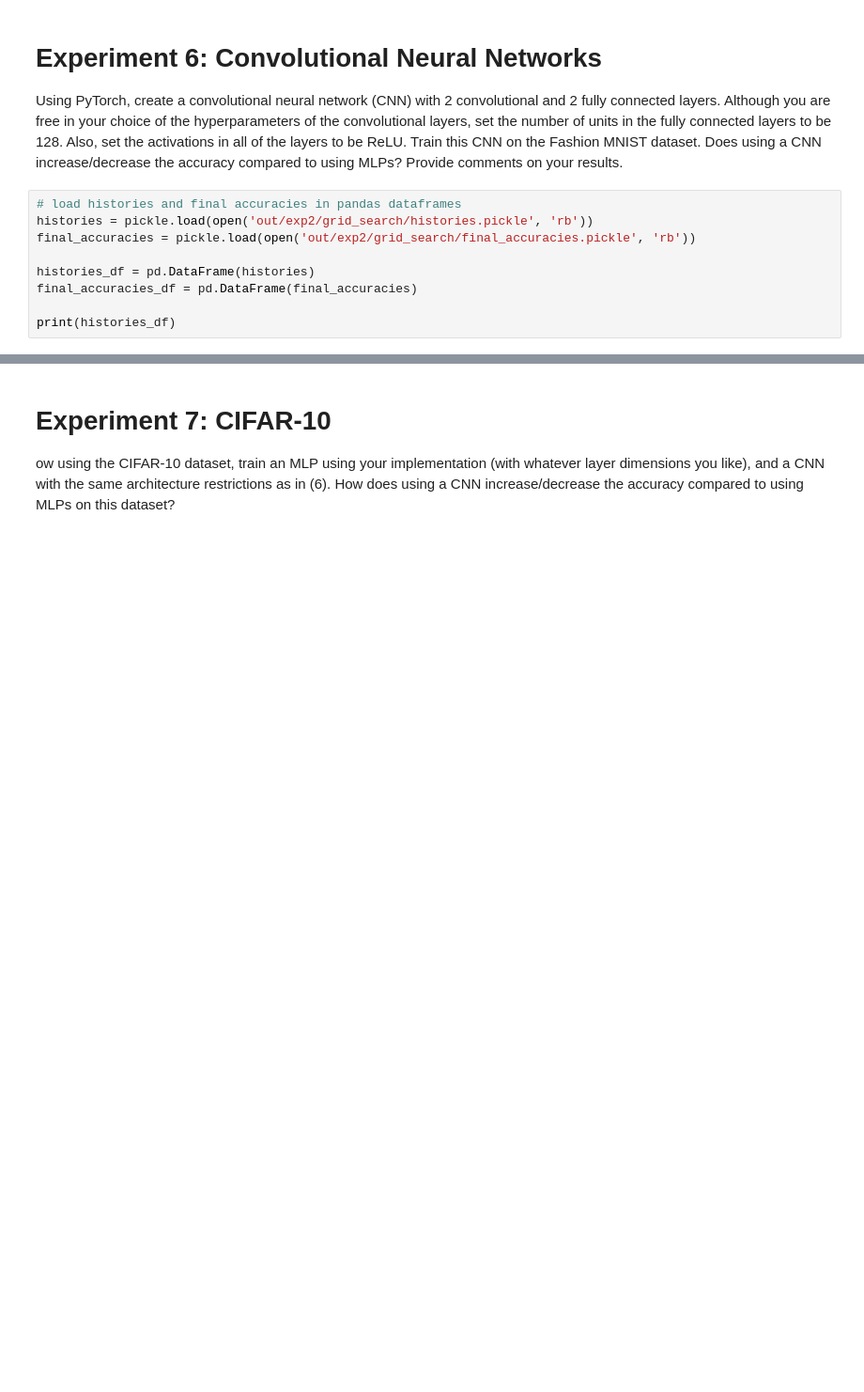
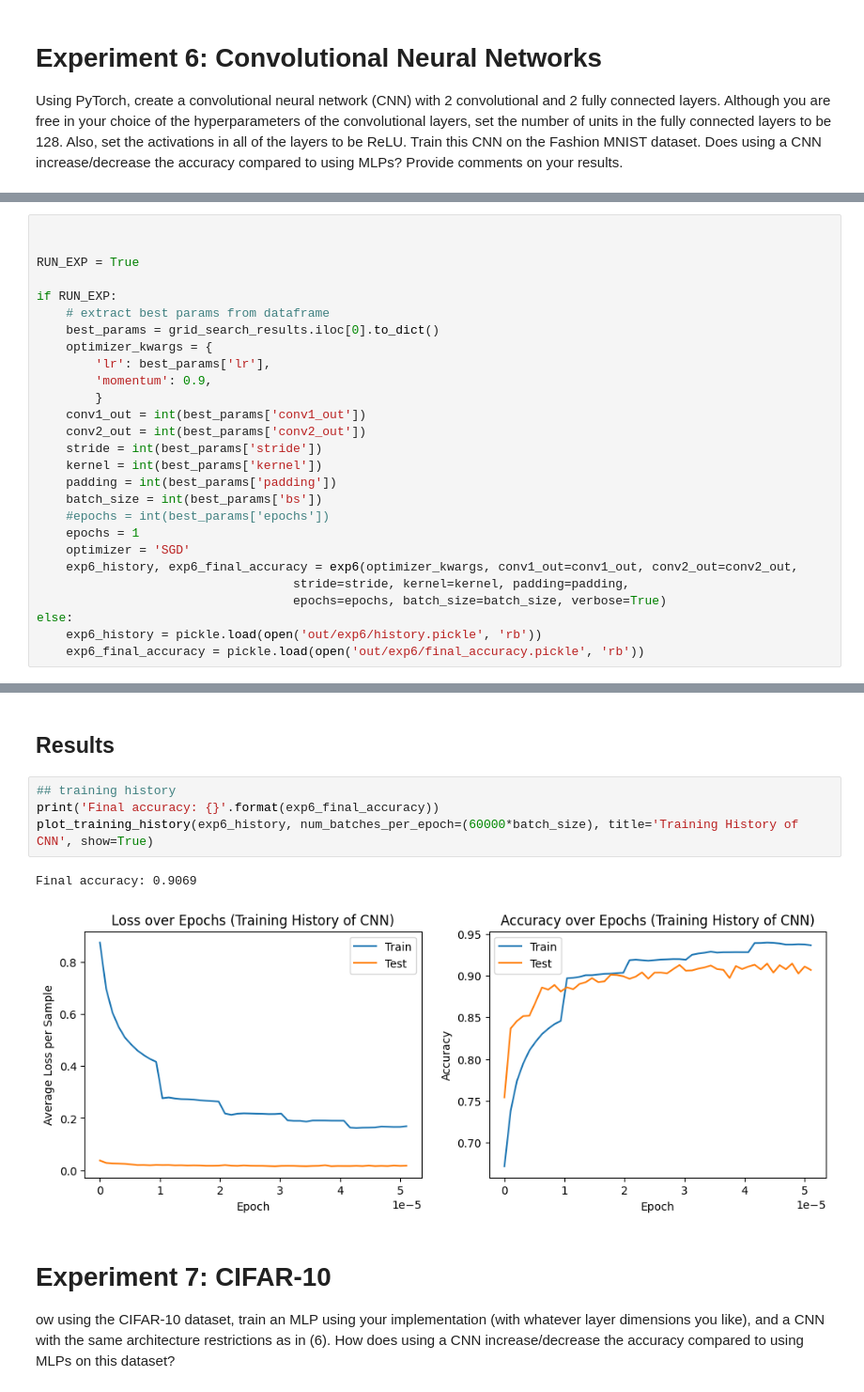
Before and after one commit to Rishabh42/Neural-Network-Image-Classifier, a Jupyter notebook: experiments.ipynb, the cells around one changed output, grey strips where cells are left out. Shown: that part at 94% size. Drawn from its saved outputs; the diff is of its cells as text; blank space fills up the shorter version.

```diff
--- a/experiments.ipynb
+++ b/experiments.ipynb
@@ -70,12 +73,3 @@ Create an MLP with 2 hidden layers each having 128 units with ReLU activations a
 # %% [markdown]
 # Experiment 6: Convolutional Neural Networks
 Using PyTorch, create a convolutional neural network (CNN) with 2 convolutional and 2 fully connected layers. Although you are free in your choice of the hyperparameters of the convolutional layers, set the number of units in the fully connected layers to be 128. Also, set the activations in all of the layers to be ReLU. Train this CNN on the Fashion MNIST dataset. Does using a CNN increase/decrease the accuracy compared to using MLPs? Provide comments on your results.
-# %%
-# load histories and final accuracies in pandas dataframes
-histories = pickle.load(open('out/exp2/grid_search/histories.pickle', 'rb'))
-final_accuracies = pickle.load(open('out/exp2/grid_search/final_accuracies.pickle', 'rb'))
-
-histories_df = pd.DataFrame(histories)
-final_accuracies_df = pd.DataFrame(final_accuracies)
-
-print(histories_df)
@@ -141,0 +132,27 @@ print(histories_df.head(20))
+# %%
+
+
+RUN_EXP = True
+
+if RUN_EXP:
+    # extract best params from dataframe
+    best_params = grid_search_results.iloc[0].to_dict()
+    optimizer_kwargs = {
+        'lr': best_params['lr'],
+        'momentum': 0.9,
+        }
+    conv1_out = int(best_params['conv1_out'])
+    conv2_out = int(best_params['conv2_out'])
+    stride = int(best_params['stride'])
+    kernel = int(best_params['kernel'])
+    padding = int(best_params['padding'])
+    batch_size = int(best_params['bs'])
+    #epochs = int(best_params['epochs'])
+    epochs = 1
+    optimizer = 'SGD'
+    exp6_history, exp6_final_accuracy = exp6(optimizer_kwargs, conv1_out=conv1_out, conv2_out=conv2_out,
+                                   stride=stride, kernel=kernel, padding=padding,
+                                   epochs=epochs, batch_size=batch_size, verbose=True)
+else:
+    exp6_history = pickle.load(open('out/exp6/history.pickle', 'rb'))
+    exp6_final_accuracy = pickle.load(open('out/exp6/final_accuracy.pickle', 'rb'))
@@ -142,3 +162,12 @@ print(histories_df.head(20))
+# %% [markdown]
+## Results
+# %%
+## training history
+print('Final accuracy: {}'.format(exp6_final_accuracy))
+plot_training_history(exp6_history, num_batches_per_epoch=(60000*batch_size), title='Training History of CNN', show=True)
+# %% [output]
+Final accuracy: 0.9069
+[figure, added]
 # %% [markdown]
 # Experiment 7: CIFAR-10
 ow using the CIFAR-10 dataset, train an MLP using your implementation (with whatever layer dimensions you like), and a CNN with the same architecture restrictions as in (6). How does using a CNN increase/decrease the accuracy compared to using MLPs on this dataset?
```
Also changed, not shown: parts of 8 cells of this notebook, 9 other files.
